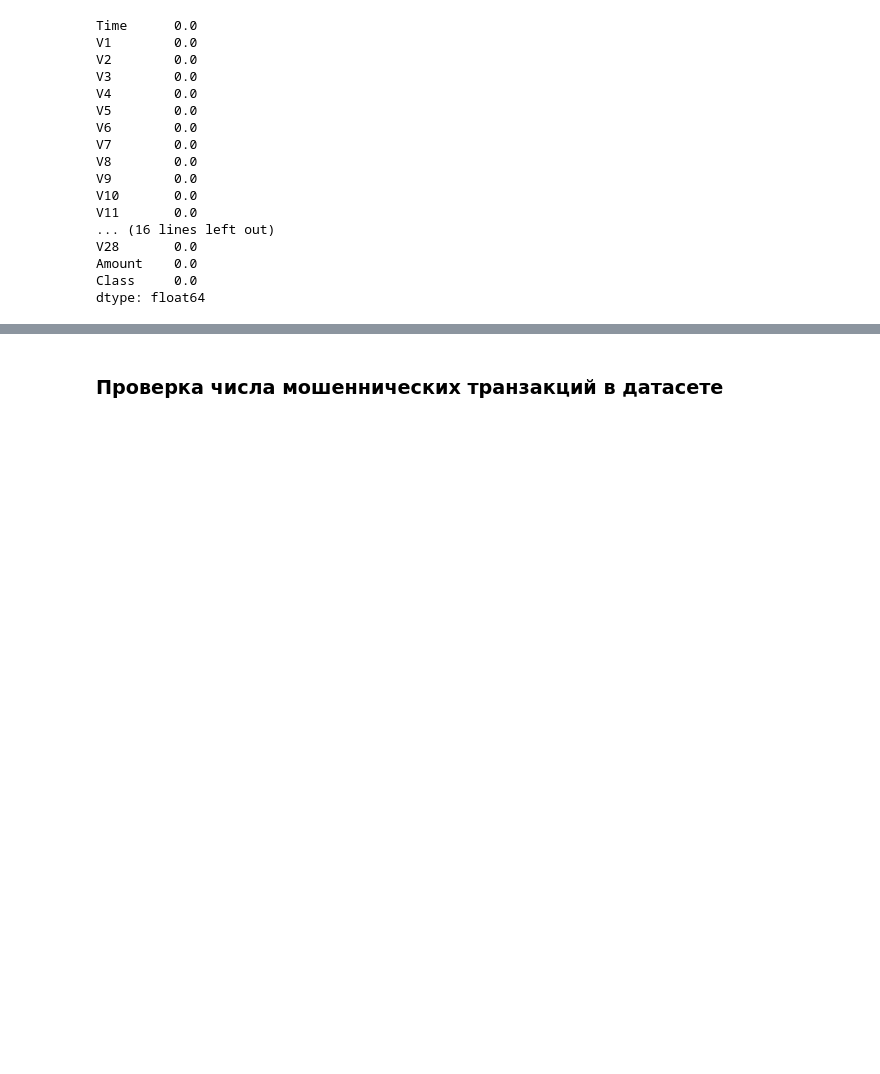
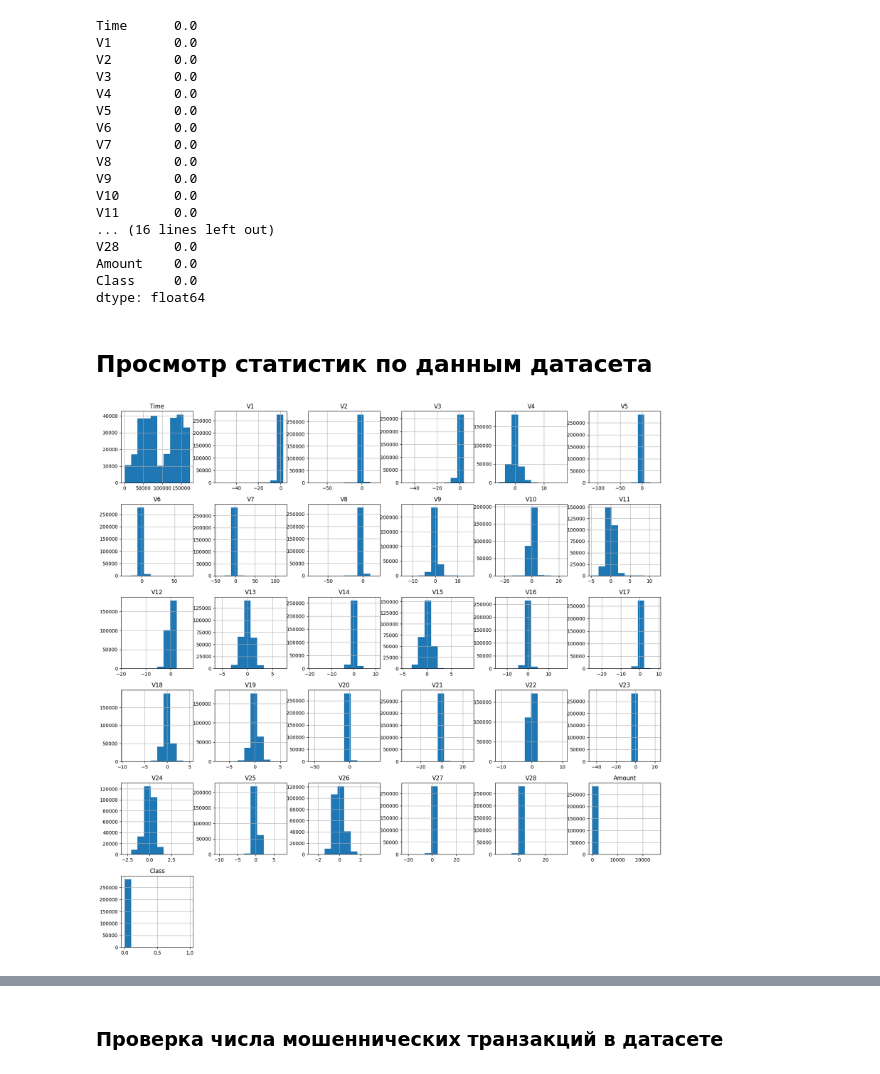
Before and after one commit to aleksey-khoroshavin/machine-learning-methods, a Jupyter notebook: random forest/random_forest.ipynb, the cells around one changed output, grey strips where cells are left out. Drawn from its saved outputs; the diff is of its cells as text; code cells hidden in the pictures; blank space fills up the shorter version.

```diff
--- a/random forest/random_forest.ipynb
+++ b/random forest/random_forest.ipynb
@@ -61,3 +63,10 @@ V28       0.0
 Amount    0.0
 Class     0.0
 dtype: float64
+# %% [markdown]
+## Просмотр статистик по данным датасета
+# %%
+df.hist(figsize=(20,20))
+plt.show();
+# %% [output]
+[figure, added]
```
Also changed, not shown: parts of 8 cells of this notebook.
